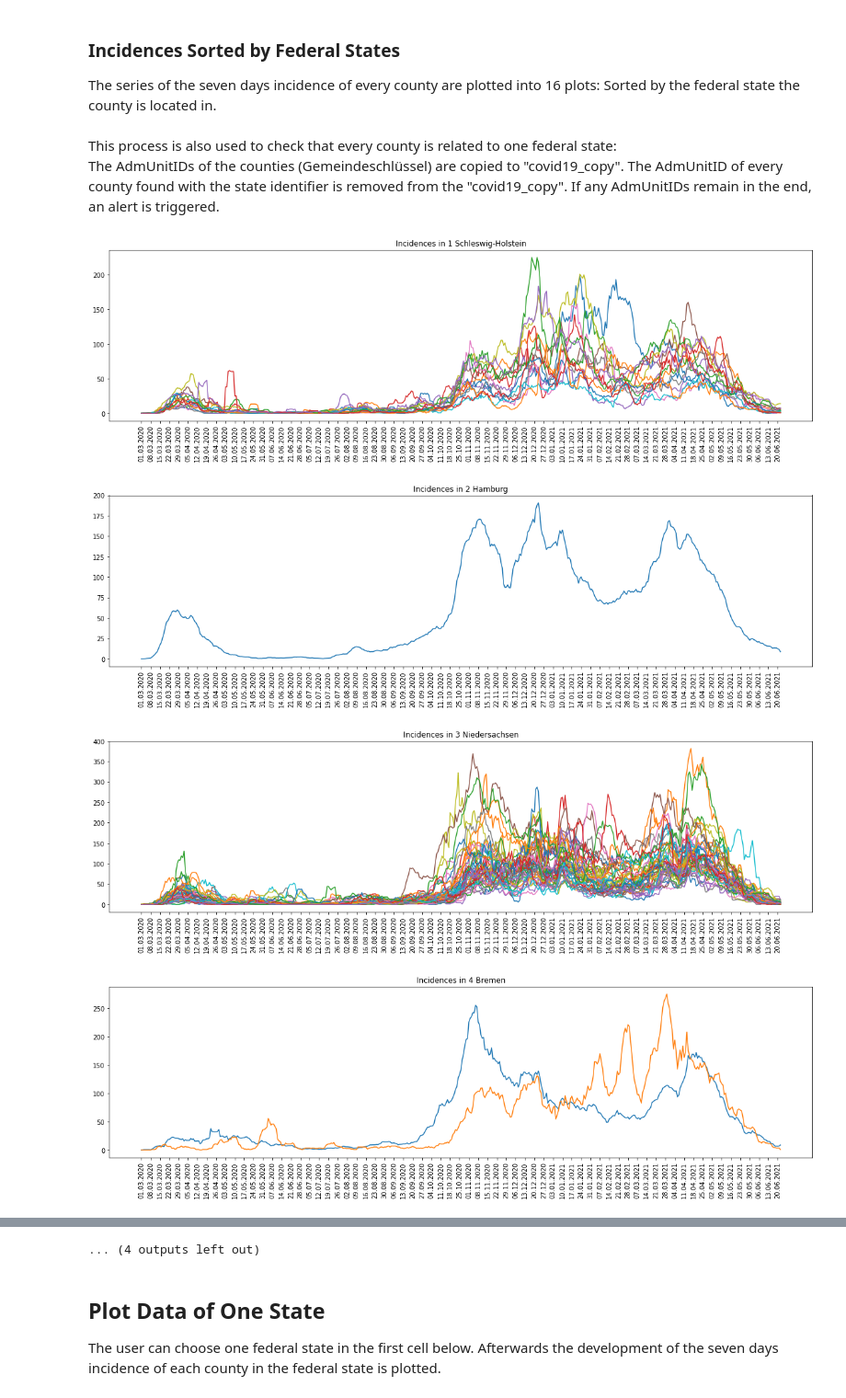
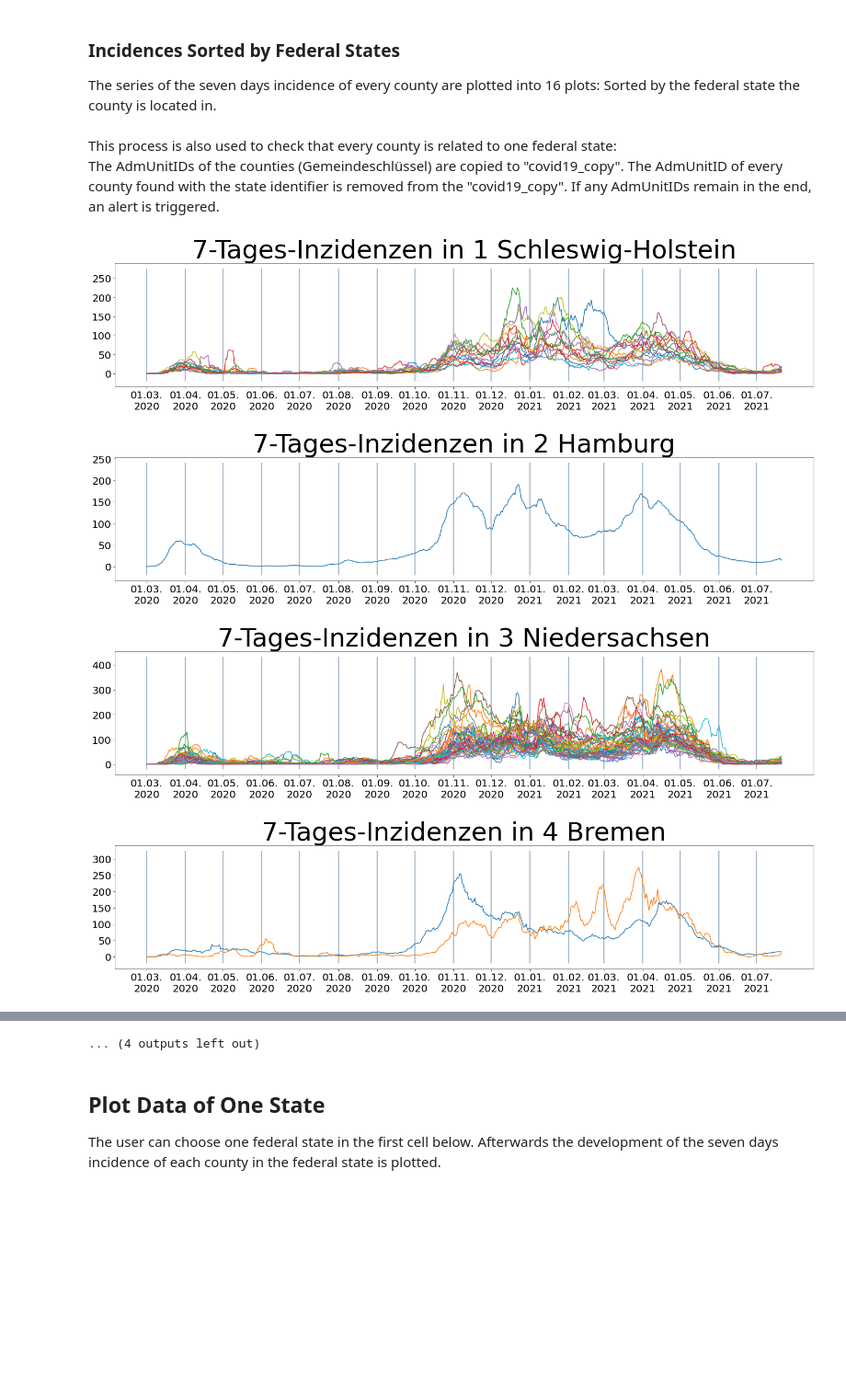
Before and after one commit to leanderbuerkin/Bachelorarbeit, a Jupyter notebook: programms/investigate_and_plot/plot_incidences.ipynb, the cells around one changed output, grey strips where cells are left out. Shown at 92% size. Saved outputs shown, nothing was run; the diff lists cells and outputs as text; code cells hidden in the pictures; blank space fills up the shorter version.

```diff
--- a/programms/investigate_and_plot/plot_incidences.ipynb
+++ b/programms/investigate_and_plot/plot_incidences.ipynb
@@ -63,22 +62,43 @@ The series of the seven days incidence of every county are plotted into 16 plots
 This process is also used to check that every county is related to one federal state:<br/>
 The AdmUnitIDs of the counties (Gemeindeschlüssel) are copied to "covid19_copy".
 The AdmUnitID of every county found with the state identifier is removed from the "covid19_copy". If any AdmUnitIDs remain in the end, an alert is triggered.
+# %%
+firsts_of_month_UTC = list()
+firsts_of_month_unixtime = list()
+for date_index in range(len(non_county_specific_data['UTC'])):
+    if non_county_specific_data['UTC'][date_index][:3] == "01.":
+        firsts_of_month_UTC.append(non_county_specific_data['UTC'][date_index][:6]+"\n"+
+            non_county_specific_data['UTC'][date_index][6:])
+        firsts_of_month_unixtime.append(non_county_specific_data['unixtime'][date_index])
 # %%
 covid19_keys_copy = list(covid19.keys())
 for stateID, state in non_county_specific_data['states'].items():
     plt.figure(figsize=(20, 5))    # initiate and enlarge plot
 
+    highest_incidence=0
     for AdmUnitID, county in covid19.items():
         if AdmUnitID[:-3] == stateID:
             plt.plot(non_county_specific_data["unixtime"], county['incidences'])
             covid19_keys_copy.remove(AdmUnitID)
+            if max(county['incidences'])> highest_incidence:
+                highest_incidence = max(county['incidences'])
 
-    plt.xticks(non_county_specific_data["unixtime"][::7],
-               non_county_specific_data['UTC'][::7], rotation='vertical')
-    plt.title("Incidences in {} {}".format(stateID, state))
-    plt.show()
+    plt.yticks(fontsize=20)
+    plt.xticks(firsts_of_month_unixtime, firsts_of_month_UTC,# rotation='vertical',
+              fontsize=20)
+    plt.vlines(firsts_of_month_unixtime, -20, highest_incidence+50, color=(0.5, 0.6, 0.7))
+    plt.title("7-Tages-Inzidenzen in {} {}".format(stateID, state), fontsize=50)
+
+    os.chdir(".."), os.chdir("..")    # move to correct directory
+    # check if the needed directory is available - otherwise create it
+    if not(os.path.isdir("results")): os.makedirs("results")
+    os.chdir("results")    # move into result directory
+    if not(os.path.isdir("incidences")): os.makedirs("incidences")
+    plt.tight_layout()
+    plt.savefig("incidences/"+stateID+"_"+state+".png", facecolor="darkgrey")
+    os.chdir(plot_incidences_directory)    # return to original directory
 # %% [output]
-[figure, old version]
+[figure, new version]
-[figure, old version]
+[figure, new version]
-[figure, old version]
+[figure, new version]
-[figure, old version]
+[figure, new version]
```
Also changed, not shown: parts of 4 cells of this notebook, 34 other files.
